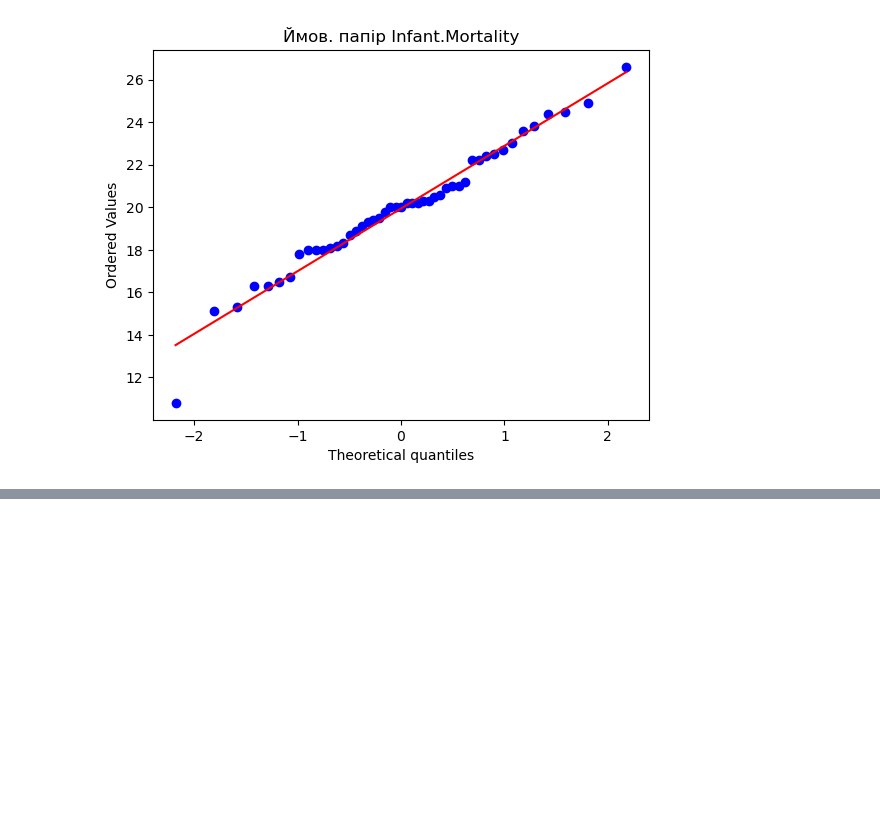
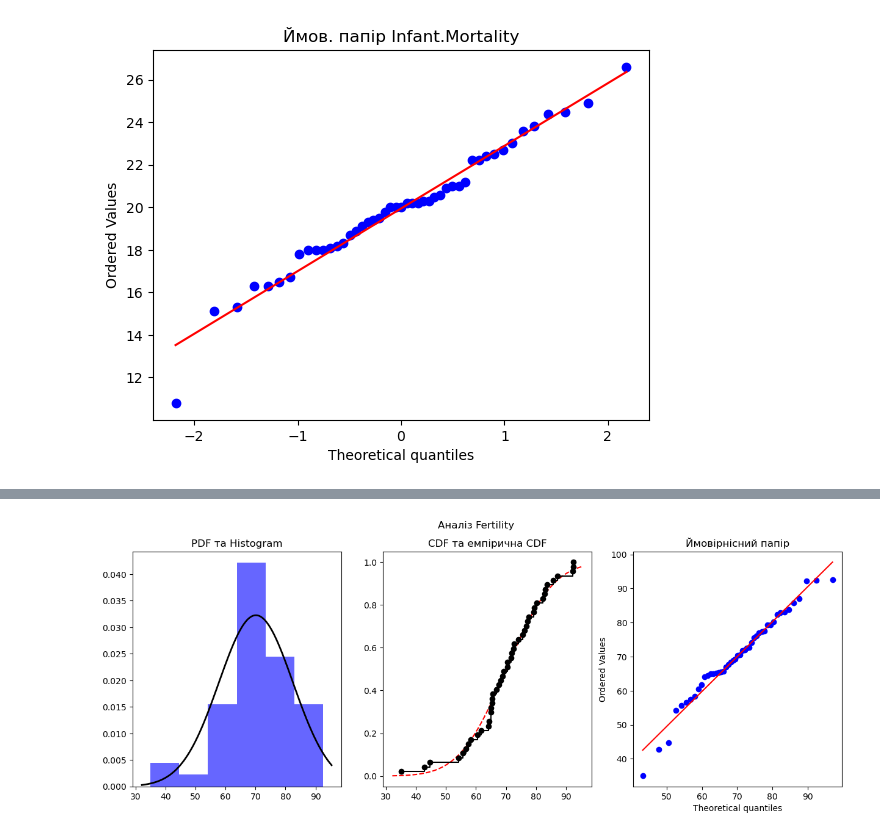
Before and after one commit to MarkKlep/statistical-analysis, a Jupyter notebook: Untitled.ipynb, the cells around one changed output, grey strips where cells are left out. Drawn from its saved outputs; the diff is of its cells as text; code cells hidden in the pictures; blank space fills up the shorter version.

```diff
--- a/Untitled.ipynb
+++ b/Untitled.ipynb
@@ -238,0 +346,94 @@ for column in numeric_columns:
+# %%
+import scipy.stats as stats
+from statsmodels.distributions.empirical_distribution import ECDF
+
+numeric_columns = swiss_df.columns[1:]
+alpha = 0.05
+distributions = ['norm', 'rayleigh', 'expon']
+
+result_data = []
+
+for column in numeric_columns:
+
+    data = swiss_df[column]
+
+    best_distribution = None
+    best_params = None
+    best_ks_statistic = float('inf')
+
+    for dist_name  in distributions:
+
+        dist = getattr(stats, dist_name)
+        params = dist.fit(data) #значення пар. розп.
+
+        ks_statistic, p_value = stats.kstest(data, dist_name, args=params)
+
+        #ks_statistic, p_value = stats.kstest(data, dist_name)
+        result_data.append({'Column': column, 'Distribution': dist_name , 'p-Value': p_value})
+
+        if ks_statistic < best_ks_statistic:
+            best_distribution = dist
+            best_params = params
+            best_ks_statistic = ks_statistic
+
+result_table = pd.DataFrame(result_data)
+
+display(result_table)
+
+print(f"Найкращий розподіл для {column}: {best_distribution.name}")
+print(f"Оцінки параметрів: {best_params}")
+
+
+for column in numeric_columns:
+    data = swiss_df[column]
+
+    best_distribution = None
+    best_params = None
+    best_ks_statistic = float('inf')
+
+    for dist_name in distributions:
+        dist = getattr(stats, dist_name)
+        params = dist.fit(data)
+        ks_statistic, p_value = stats.kstest(data, dist_name, args=params)
+
+        if ks_statistic < best_ks_statistic:
+            best_distribution = dist
+            best_params = params
+            best_ks_statistic = ks_statistic
+
+    print(f"Найкращий розподіл для {column}: {best_distribution.name}")
+    print(f"Оцінки параметрів: {best_params}")
+
+    data_sorted = data.sort_values(ascending=True)
+
+    plt.figure(figsize=(15, 5))
+
+    # Гистограмма и PDF
+    plt.subplot(131)
+    plt.hist(data_sorted, bins=M, density=True, alpha=0.6, color='b', label='Гістограма')
+    xmin, xmax = plt.xlim()
+    x = np.linspace(xmin, xmax, 100)
+    p = best_distribution.pdf(x, *best_params)
+    plt.plot(x, p, 'k', linewidth=2, label='PDF')
+    plt.title('PDF та Histogram')
+
+    # CDF
+    plt.subplot(132)
+    cdf = best_distribution.cdf(x, *best_params)
+    plt.plot(x, cdf, 'r--', label='CDF')
+    plt.title('CDF та емпірична CDF')
+    #ECDF
+    ecdf = ECDF(data_sorted)             # будуємо ЕФР
+    vr = np.sort(data_sorted.unique())
+    FN = ecdf(vr)              # обчислюємо її значення в точках варіаційного ряду
+    plt.step(vr, FN, where='post', color='k')
+    plt.plot(vr, FN, 'ok');
+
+    # Q-Q plot
+    plt.subplot(133)
+    stats.probplot(data_sorted, dist=best_distribution, sparams=best_params, plot=plt)
+    plt.title('Ймовірнісний папір')
+
+    plt.suptitle(f'Аналіз {column}')
+    plt.show()
+# %% [output]
@@ -238,0 +461 @@ for column in numeric_columns:
+[figure, added]
```
Also changed, not shown: parts of 15 cells of this notebook.
